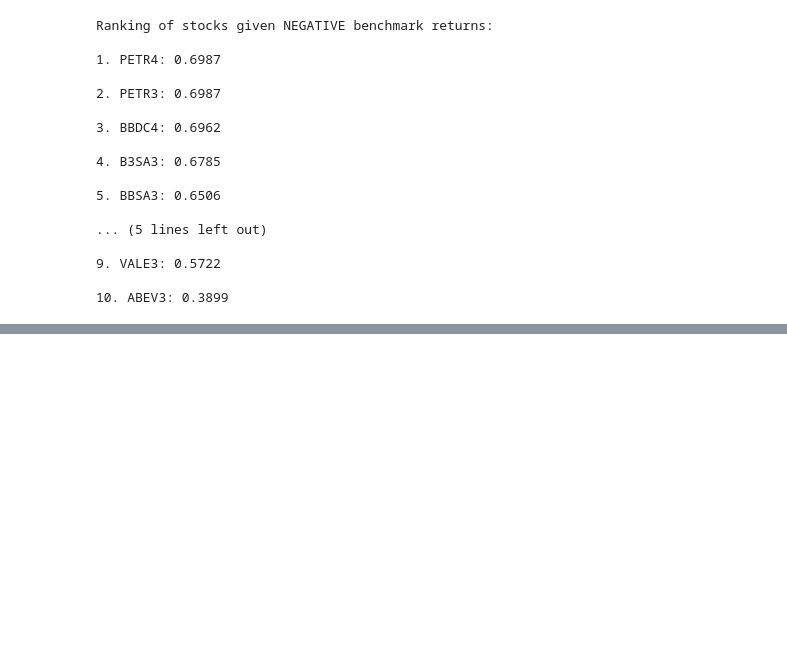
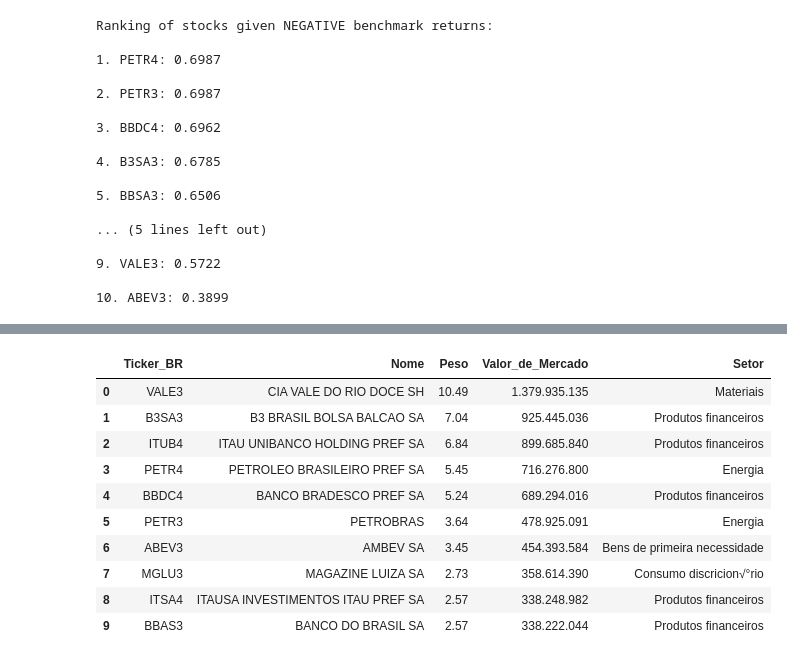
Before and after one commit to antoniosalomao/Rafter_A1, a Jupyter notebook: rafter_presentation.ipynb, the cells around one changed output, grey strips where cells are left out. Saved outputs shown, nothing was run; the diff lists cells and outputs as text; code cells hidden in the pictures; blank space fills up the shorter version.

```diff
--- a/rafter_presentation.ipynb
+++ b/rafter_presentation.ipynb
@@ -391,0 +425,27 @@ Ranking of stocks given NEGATIVE benchmark returns:
+# %%
+# Cleaning our DataFrame:
+column_names = ['Ticker_BR', 'Nome', 'Peso' , 'Preço',
+                'Cotas', 'Valor_de_Mercado', 'Valor_de_face',
+                'Setor', 'SEDOL', 'Codigo_ISIN', 'Bolsa',
+                'Localizaçao', 'Moeda', 'Taxa_de_cambio']
+
+blackrock_full.columns = column_names
+# %%
+# Selecting relevant columns:
+
+filtered_columns = [ 'Ticker_BR', 'Nome', 'Peso', 'Valor_de_Mercado', 'Setor']
+ishares_bova11 = blackrock_full.loc[:, filtered_columns]
+
+ishares_bova11.head(10)
+# %% [output]
+|  | Ticker_BR | Nome | Peso | Valor_de_Mercado | Setor |
+| 0 | VALE3 | CIA VALE DO RIO DOCE SH | 10.49 | 1.379.935.135 | Materiais |
+| 1 | B3SA3 | B3 BRASIL BOLSA BALCAO SA | 7.04 | 925.445.036 | Produtos financeiros |
+| 2 | ITUB4 | ITAU UNIBANCO HOLDING PREF SA | 6.84 | 899.685.840 | Produtos financeiros |
+| 3 | PETR4 | PETROLEO BRASILEIRO PREF SA | 5.45 | 716.276.800 | Energia |
+| 4 | BBDC4 | BANCO BRADESCO PREF SA | 5.24 | 689.294.016 | Produtos financeiros |
+| 5 | PETR3 | PETROBRAS | 3.64 | 478.925.091 | Energia |
+| 6 | ABEV3 | AMBEV SA | 3.45 | 454.393.584 | Bens de primeira necessidade |
+| 7 | MGLU3 | MAGAZINE LUIZA SA | 2.73 | 358.614.390 | Consumo discricion√°rio |
+| 8 | ITSA4 | ITAUSA INVESTIMENTOS ITAU PREF SA | 2.57 | 338.248.982 | Produtos financeiros |
+| 9 | BBAS3 | BANCO DO BRASIL SA | 2.57 | 338.222.044 | Produtos financeiros |
```
Also changed, not shown: parts of 9 cells of this notebook.
